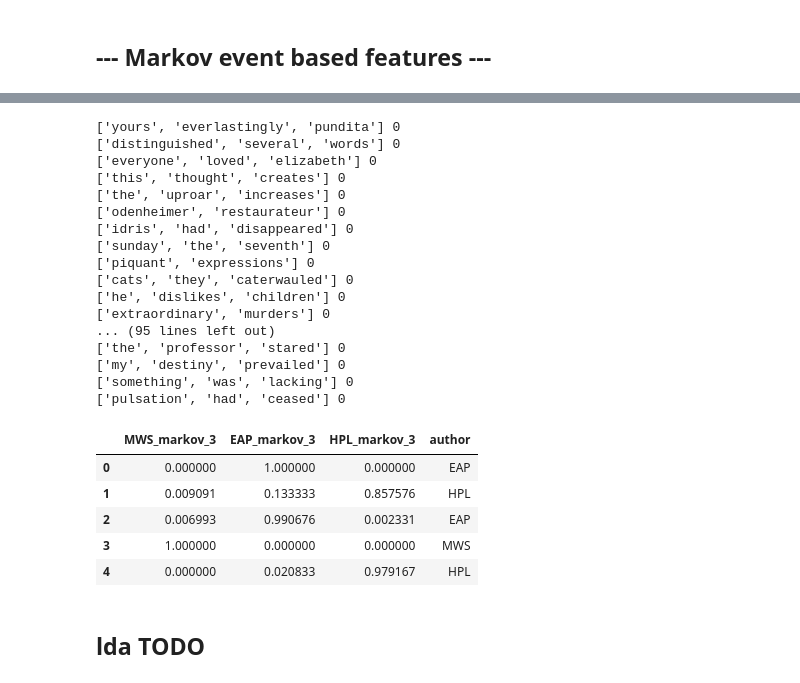
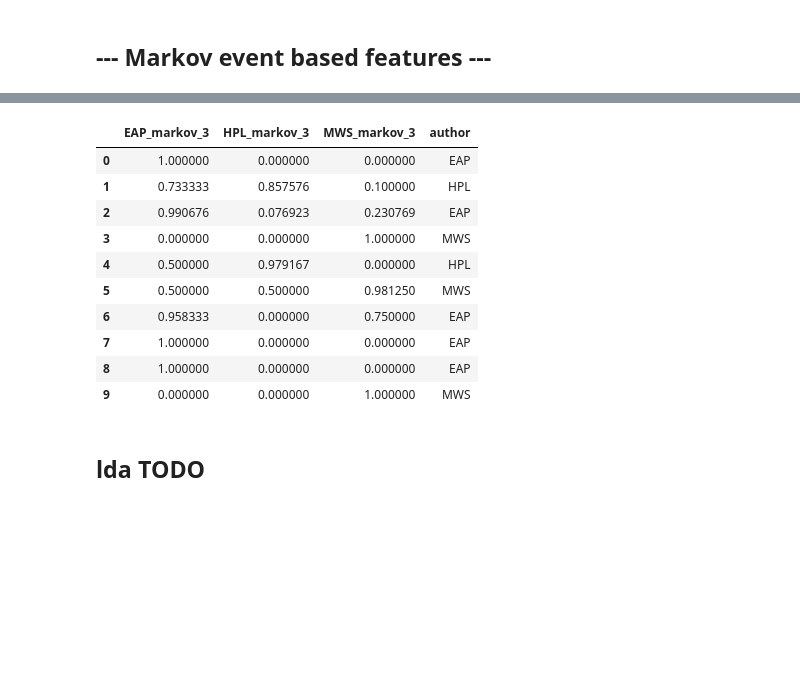
Before and after one commit to GuidoPaul/KaggleCompetitions, a Jupyter notebook: Spooky_Author_Identification/src/main.ipynb, the cells around one changed output, grey strips where cells are left out. Saved outputs shown, nothing was run; the diff lists cells and outputs as text; code cells hidden in the pictures; blank space fills up the shorter version.

```diff
--- a/Spooky_Author_Identification/src/main.ipynb
+++ b/Spooky_Author_Identification/src/main.ipynb
@@ -897,12 +899,15 @@ def make_higher_order_markov_model(data, order):
             markov_model[window] = Dictogram([data[i + order]])
     return markov_model
 # %%
-def tokenized_list(raw):
+def lemmed_and_tokenized_list(raw):
     text = raw['text'].lower()
     tokenizer = nltk.tokenize.RegexpTokenizer(r'\w+')
     text_list = tokenizer.tokenize(text)
 
-    return text_list
+    lemm = nltk.stem.WordNetLemmatizer()
+    lemmed_text_list = [lemm.lemmatize(w) for w in text_list]
+
+    return lemmed_text_list
 # %%
 full_data = [train, test]
 order = 3
@@ -973,54 +977,60 @@ def sent_to_prob(raw, author, order):
     """function to get the markov model to give prob of a author given a sentence """
     sentence = raw['splited_text']
     list_of_tuples, words = make_tuples(sentence, order)
+
     p = 0
+    cnt = 0
+
     for i in range(len(words)):
-        #if i == 5:
-            #print(list_of_tuples[i], words[i], author, eap_MM[list_of_tuples[i]][words[i]])
-            #print(list_of_tuples[i], words[i], author)
         if author == 'eap':
-            p = p + spit_out_prob(list_of_tuples[i], words[i], mm1=eap_MM, mm2=hpl_MM, mm3=mws_MM)
+            tmp = spit_out_prob(list_of_tuples[i], words[i], mm1=eap_MM, mm2=hpl_MM, mm3=mws_MM)
+            p += tmp
         elif author == 'hpl':
-            p = p + spit_out_prob(list_of_tuples[i], words[i], mm1=hpl_MM, mm2=eap_MM, mm3=mws_MM)
+            tmp = spit_out_prob(list_of_tuples[i], words[i], mm1=hpl_MM, mm2=eap_MM, mm3=mws_MM)
+            p += tmp
         elif author == 'mws':
-            p = p + spit_out_prob(list_of_tuples[i], words[i], mm1=mws_MM, mm2=eap_MM, mm3=hpl_MM)
-    try:
-        return p / len(words)
-    except:
+            tmp = spit_out_prob(list_of_tuples[i], words[i], mm1=mws_MM, mm2=eap_MM, mm3=hpl_MM)
+            p += tmp
+        if tmp != 0:
+            cnt += 1
+
+    if cnt != 0:
+        return p / cnt
+    else:
         return 0
 # %%
 for dataset in full_data:
     dataset['EAP_markov_' + str(order)] = dataset.apply(lambda raw: sent_to_prob(raw, 'eap', order), axis=1)
     dataset['HPL_markov_' + str(order)] = dataset.apply(lambda raw: sent_to_prob(raw, 'hpl', order), axis=1)
     dataset['MWS_markov_' + str(order)] = dataset.apply(lambda raw: sent_to_prob(raw, 'mws', order), axis=1)
 
     del dataset['splited_text']
 
-train[['EAP_markov_' + str(order), 'HPL_markov_' + str(order), 'MWS_markov_' + str(order), 'author']].head()
+train[['EAP_markov_' + str(order), 'HPL_markov_' + str(order), 'MWS_markov_' + str(order), 'author']].head(10)
+
+#EAP_markov_3  HPL_markov_3  MWS_markov_3 author
+#0     38.000000      0.000000      0.000000    EAP
+#1      1.466667      9.433333      0.100000    HPL
+#2     32.692308      0.076923      0.230769    EAP
+#3      0.000000      0.000000     31.000000    MWS
+#4      0.500000     23.500000      0.000000    HPL
+#5      1.000000      0.500000     78.500000    MWS
+#6     17.250000      0.000000      0.750000    EAP
+#7      5.000000      0.000000      0.000000    EAP
+#8     85.000000      0.000000      0.000000    EAP
+#9      0.000000      0.000000     20.000000    MWS
 # %% [output]
-['yours', 'everlastingly', 'pundita'] 0
-['distinguished', 'several', 'words'] 0
-['everyone', 'loved', 'elizabeth'] 0
-['this', 'thought', 'creates'] 0
-['the', 'uproar', 'increases'] 0
-['odenheimer', 'restaurateur'] 0
-['idris', 'had', 'disappeared'] 0
-['sunday', 'the', 'seventh'] 0
-['piquant', 'expressions'] 0
-['cats', 'they', 'caterwauled'] 0
-['he', 'dislikes', 'children'] 0
-['extraordinary', 'murders'] 0
-... (95 lines left out)
-['the', 'professor', 'stared'] 0
-['my', 'destiny', 'prevailed'] 0
-['something', 'was', 'lacking'] 0
-['pulsation', 'had', 'ceased'] 0
-|  | MWS_markov_3 | EAP_markov_3 | HPL_markov_3 | author |
-| 0 | 0.000000 | 1.000000 | 0.000000 | EAP |
-| 1 | 0.009091 | 0.133333 | 0.857576 | HPL |
-| 2 | 0.006993 | 0.990676 | 0.002331 | EAP |
-| 3 | 1.000000 | 0.000000 | 0.000000 | MWS |
-| 4 | 0.000000 | 0.020833 | 0.979167 | HPL |
+|  | EAP_markov_3 | HPL_markov_3 | MWS_markov_3 | author |
+| 0 | 1.000000 | 0.000000 | 0.000000 | EAP |
+| 1 | 0.733333 | 0.857576 | 0.100000 | HPL |
+| 2 | 0.990676 | 0.076923 | 0.230769 | EAP |
+| 3 | 0.000000 | 0.000000 | 1.000000 | MWS |
+| 4 | 0.500000 | 0.979167 | 0.000000 | HPL |
+| 5 | 0.500000 | 0.500000 | 0.981250 | MWS |
+| 6 | 0.958333 | 0.000000 | 0.750000 | EAP |
+| 7 | 1.000000 | 0.000000 | 0.000000 | EAP |
+| 8 | 1.000000 | 0.000000 | 0.000000 | EAP |
+| 9 | 0.000000 | 0.000000 | 1.000000 | MWS |
 # %% [markdown]
 ## lda TODO
 # %%
```
Also changed, not shown: parts of 15 cells of this notebook.
